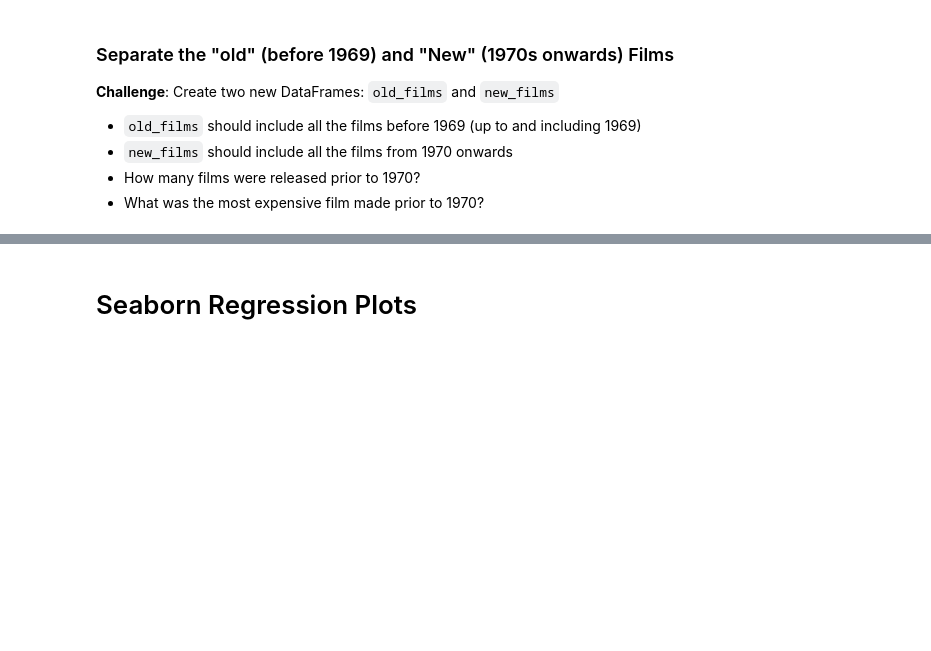
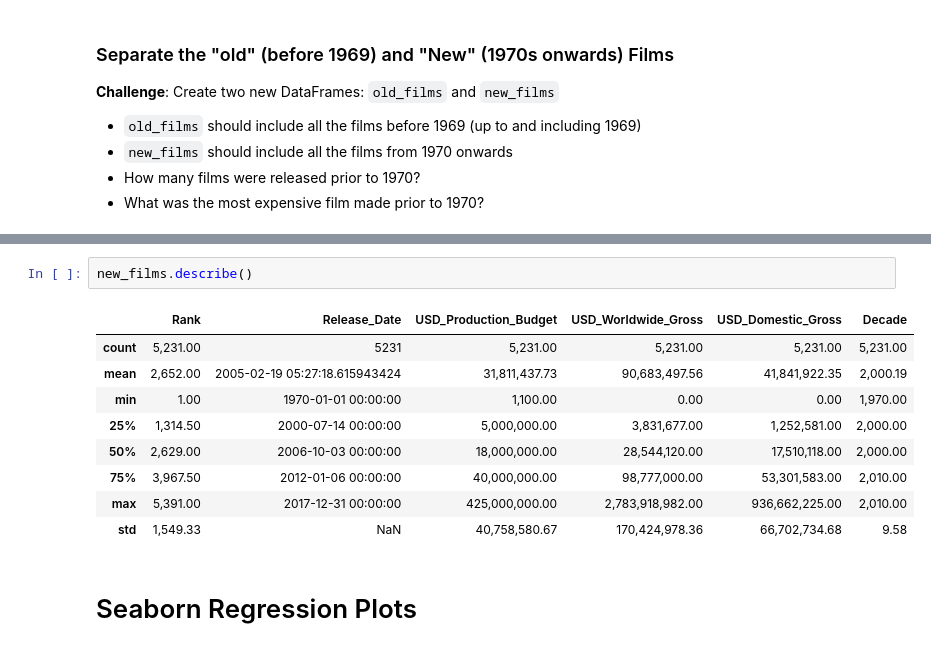
Before and after one commit to renankin/100-days-of-code, a Jupyter notebook: day-078/seaborn-linear-regression/Seaborn_and_Linear_Regression.ipynb, the cells around one changed output, grey strips where cells are left out. Cells and saved outputs as stored; diff of their text form; blank space fills up the shorter version.

```diff
--- a/day-078/seaborn-linear-regression/Seaborn_and_Linear_Regression.ipynb
+++ b/day-078/seaborn-linear-regression/Seaborn_and_Linear_Regression.ipynb
@@ -315,2 +352,14 @@ Here's how:
+# %%
+new_films.describe()
+# %% [output]
+|  | Rank | Release_Date | USD_Production_Budget | USD_Worldwide_Gross | USD_Domestic_Gross | Decade |
+| count | 5,231.00 | 5231 | 5,231.00 | 5,231.00 | 5,231.00 | 5,231.00 |
+| mean | 2,652.00 | 2005-02-19 05:27:18.615943424 | 31,811,437.73 | 90,683,497.56 | 41,841,922.35 | 2,000.19 |
+| min | 1.00 | 1970-01-01 00:00:00 | 1,100.00 | 0.00 | 0.00 | 1,970.00 |
+| 25% | 1,314.50 | 2000-07-14 00:00:00 | 5,000,000.00 | 3,831,677.00 | 1,252,581.00 | 2,000.00 |
+| 50% | 2,629.00 | 2006-10-03 00:00:00 | 18,000,000.00 | 28,544,120.00 | 17,510,118.00 | 2,000.00 |
+| 75% | 3,967.50 | 2012-01-06 00:00:00 | 40,000,000.00 | 98,777,000.00 | 53,301,583.00 | 2,010.00 |
+| max | 5,391.00 | 2017-12-31 00:00:00 | 425,000,000.00 | 2,783,918,982.00 | 936,662,225.00 | 2,010.00 |
+| std | 1,549.33 | NaN | 40,758,580.67 | 170,424,978.36 | 66,702,734.68 | 9.58 |
 # %% [markdown]
 # Seaborn Regression Plots
```
Also changed, not shown: parts of 12 cells of this notebook.
